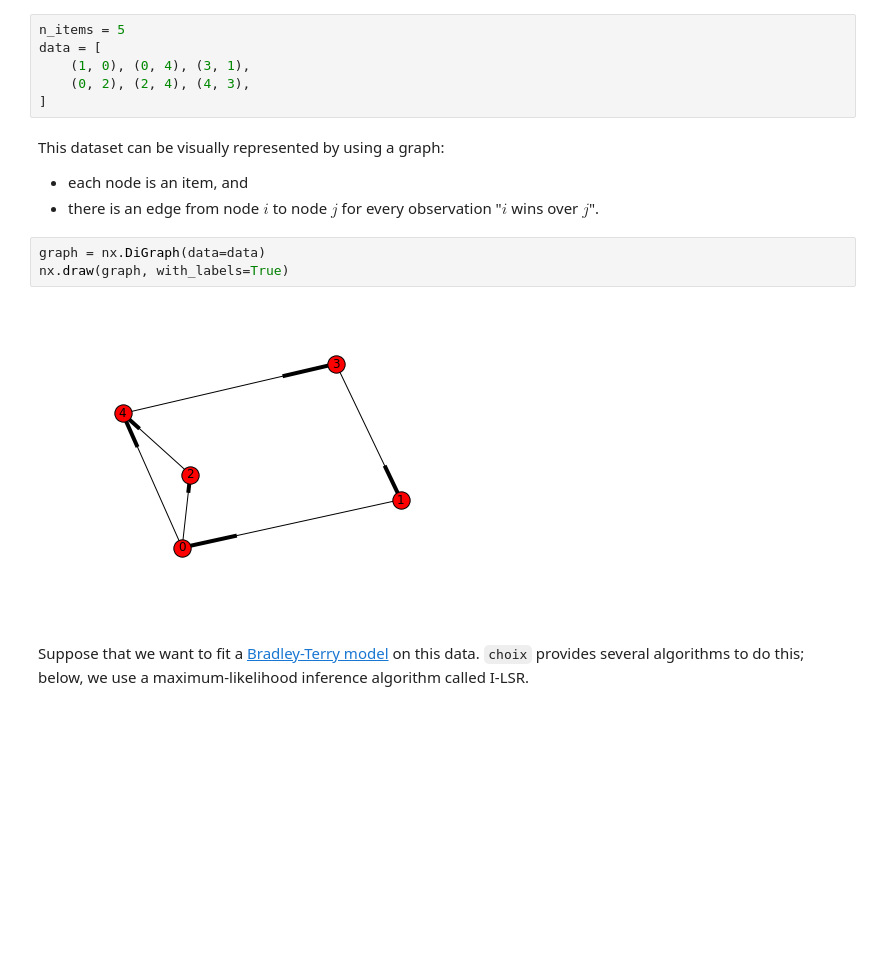
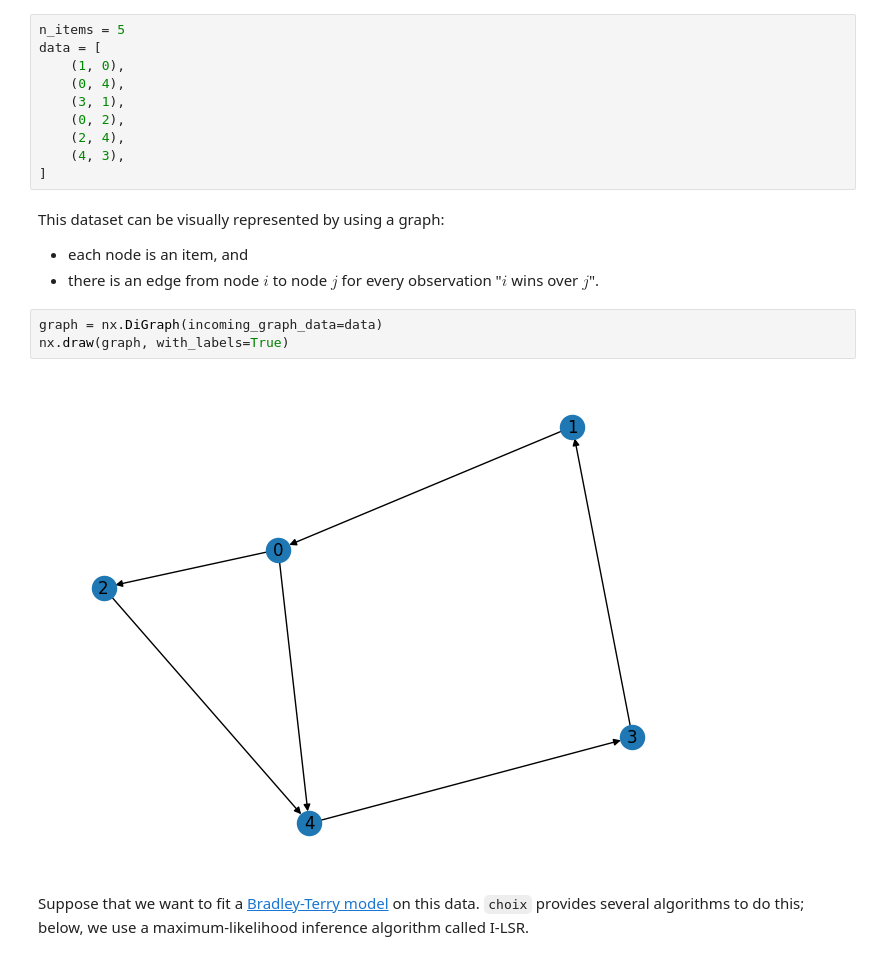
Before and after one commit to lucasmaystre/choix, a Jupyter notebook: notebooks/intro-pairwise.ipynb, the cells around one changed output. Saved outputs shown, nothing was run; the diff lists cells and outputs as text; blank space fills up the shorter version.

```diff
--- a/notebooks/intro-pairwise.ipynb
+++ b/notebooks/intro-pairwise.ipynb
@@ -19,8 +20,12 @@ We start by defining a small dataset of comparison outcomes.
 # %%
 n_items = 5
 data = [
-    (1, 0), (0, 4), (3, 1),
-    (0, 2), (2, 4), (4, 3),
+    (1, 0),
+    (0, 4),
+    (3, 1),
+    (0, 2),
+    (2, 4),
+    (4, 3),
 ]
 # %% [markdown]
 This dataset can be visually represented by using a graph:
@@ -28,10 +33,10 @@ This dataset can be visually represented by using a graph:
 - each node is an item, and
 - there is an edge from node $i$ to node $j$ for every observation "$i$ wins over $j$".
 # %%
-graph = nx.DiGraph(data=data)
+graph = nx.DiGraph(incoming_graph_data=data)
 nx.draw(graph, with_labels=True)
 # %% [output]
-[figure, old version]
+[figure, new version]
 # %% [markdown]
 Suppose that we want to fit a [Bradley-Terry model](https://en.wikipedia.org/wiki/Bradley%E2%80%93Terry_model) on this data.
 `choix` provides several algorithms to do this; below, we use a maximum-likelihood inference algorithm called I-LSR.
```
Also changed, not shown: parts of 2 cells of this notebook, 22 other files.
